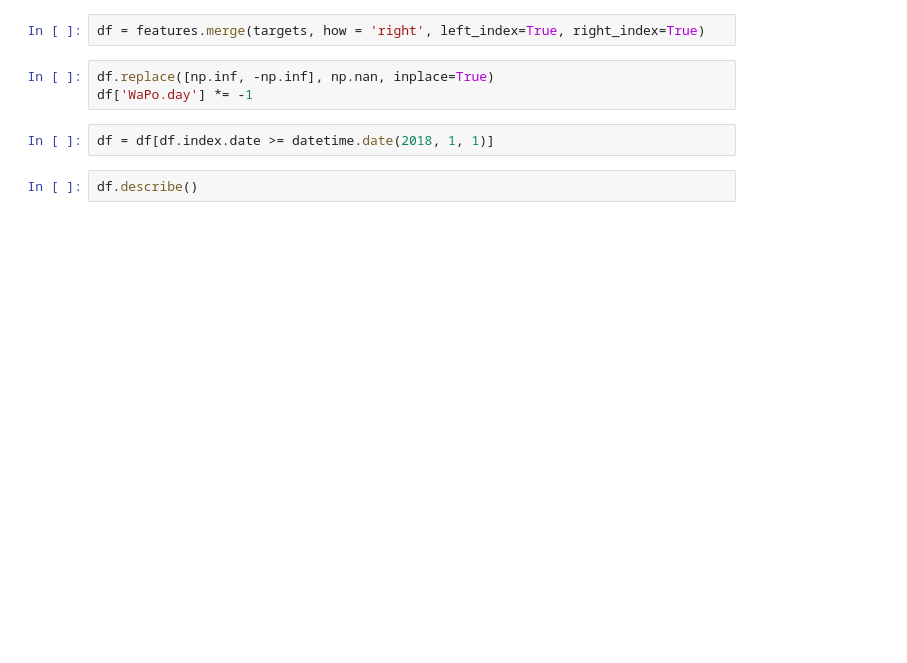
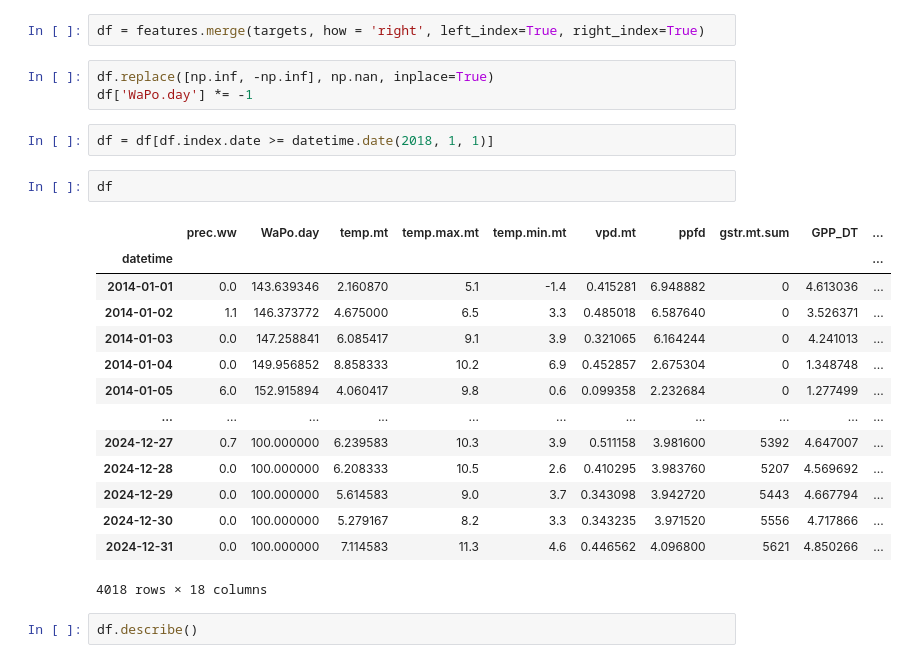
Before and after one commit to basnied/ml_sandbox, a Jupyter notebook: main_workflow.ipynb, the cells around one changed output. Drawn from its saved outputs; the diff is of its cells as text; blank space fills up the shorter version.

```diff
--- a/main_workflow.ipynb
+++ b/main_workflow.ipynb
@@ -54,6 +52,23 @@ df.replace([np.inf, -np.inf], np.nan, inplace=True)
 df['WaPo.day'] *= -1
 # %%
 df = df[df.index.date >= datetime.date(2018, 1, 1)]
+# %%
+df
+# %% [output]
+|  | prec.ww | WaPo.day | temp.mt | temp.max.mt | temp.min.mt | vpd.mt | ppfd | gstr.mt.sum | GPP_DT | ... |
+| datetime |  |  |  |  |  |  |  |  |  | ... |
+| 2014-01-01 | 0.0 | 143.639346 | 2.160870 | 5.1 | -1.4 | 0.415281 | 6.948882 | 0 | 4.613036 | ... |
+| 2014-01-02 | 1.1 | 146.373772 | 4.675000 | 6.5 | 3.3 | 0.485018 | 6.587640 | 0 | 3.526371 | ... |
+| 2014-01-03 | 0.0 | 147.258841 | 6.085417 | 9.1 | 3.9 | 0.321065 | 6.164244 | 0 | 4.241013 | ... |
+| 2014-01-04 | 0.0 | 149.956852 | 8.858333 | 10.2 | 6.9 | 0.452857 | 2.675304 | 0 | 1.348748 | ... |
+| 2014-01-05 | 6.0 | 152.915894 | 4.060417 | 9.8 | 0.6 | 0.099358 | 2.232684 | 0 | 1.277499 | ... |
+| ... | ... | ... | ... | ... | ... | ... | ... | ... | ... | ... |
+| 2024-12-27 | 0.7 | 100.000000 | 6.239583 | 10.3 | 3.9 | 0.511158 | 3.981600 | 5392 | 4.647007 | ... |
+| 2024-12-28 | 0.0 | 100.000000 | 6.208333 | 10.5 | 2.6 | 0.410295 | 3.983760 | 5207 | 4.569692 | ... |
+| 2024-12-29 | 0.0 | 100.000000 | 5.614583 | 9.0 | 3.7 | 0.343098 | 3.942720 | 5443 | 4.667794 | ... |
+| 2024-12-30 | 0.0 | 100.000000 | 5.279167 | 8.2 | 3.3 | 0.343235 | 3.971520 | 5556 | 4.717866 | ... |
+| 2024-12-31 | 0.0 | 100.000000 | 7.114583 | 11.3 | 4.6 | 0.446562 | 4.096800 | 5621 | 4.850266 | ... |
+4018 rows × 18 columns
 # %%
 df.describe()
 # %% [output]
```
Also changed, not shown: parts of 13 cells of this notebook.
